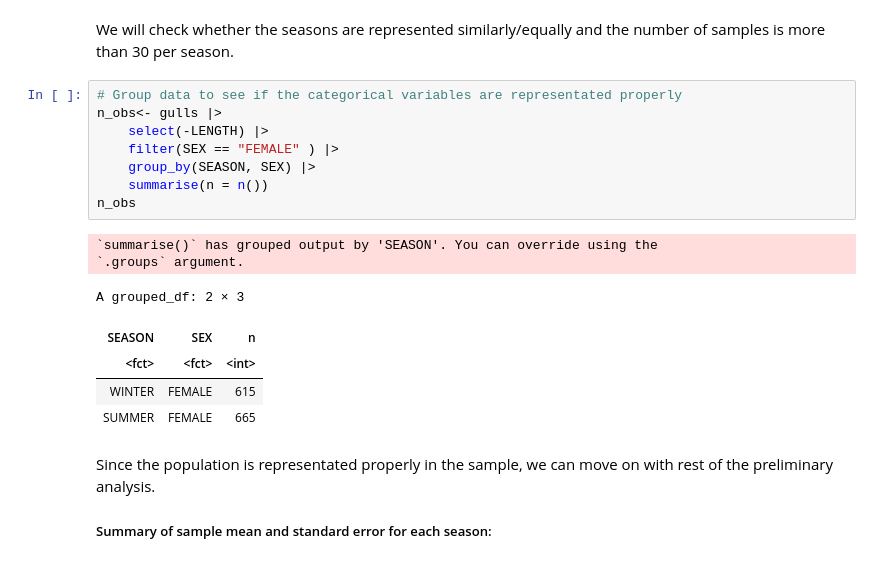
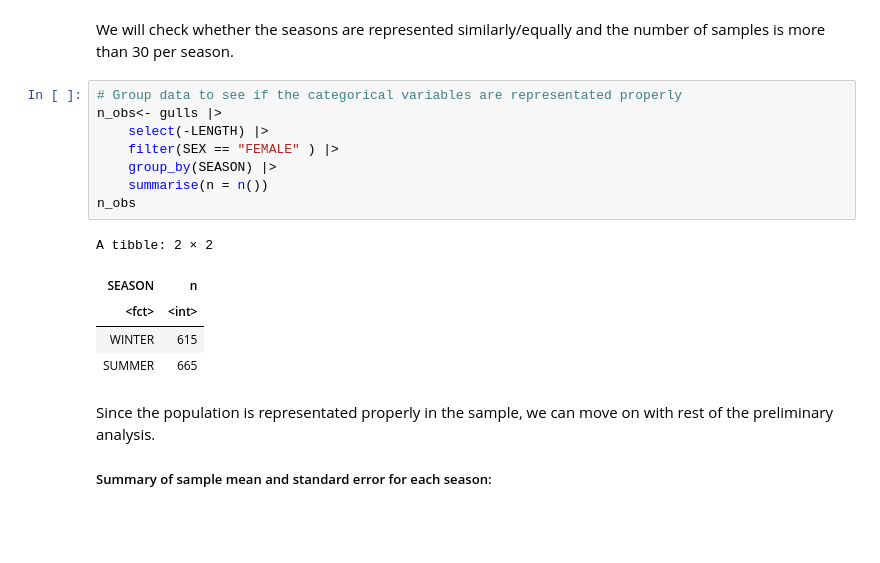
Before and after one commit to maggie63/stat-201-group-4, a Jupyter notebook: proposal .v2.ipynb, the cells around one changed output. Cells and saved outputs as stored; diff of their text form; blank space fills up the shorter version.

```diff
--- a/proposal .v2.ipynb
+++ b/proposal .v2.ipynb
@@ -65,19 +65,17 @@ We will check whether the seasons are represented similarly/equally and the numb
 # %%
 # Group data to see if the categorical variables are representated properly
 n_obs<- gulls |>
     select(-LENGTH) |>
     filter(SEX == "FEMALE" ) |>
-    group_by(SEASON, SEX) |>
+    group_by(SEASON) |>
     summarise(n = n())
 n_obs
 # %% [output]
-`summarise()` has grouped output by 'SEASON'. You can override using the
-`.groups` argument.
+A tibble: 2 × 2
-A grouped_df: 2 × 3
-| SEASON | SEX | n |
-| <fct> | <fct> | <int> |
-| WINTER | FEMALE | 615 |
-| SUMMER | FEMALE | 665 |
+| SEASON | n |
+| <fct> | <int> |
+| WINTER | 615 |
+| SUMMER | 665 |
 # %% [markdown]
 Since the population is representated properly in the sample, we can move on with rest of the preliminary analysis.
 
```
Also changed, not shown: parts of 1 cell of this notebook.
